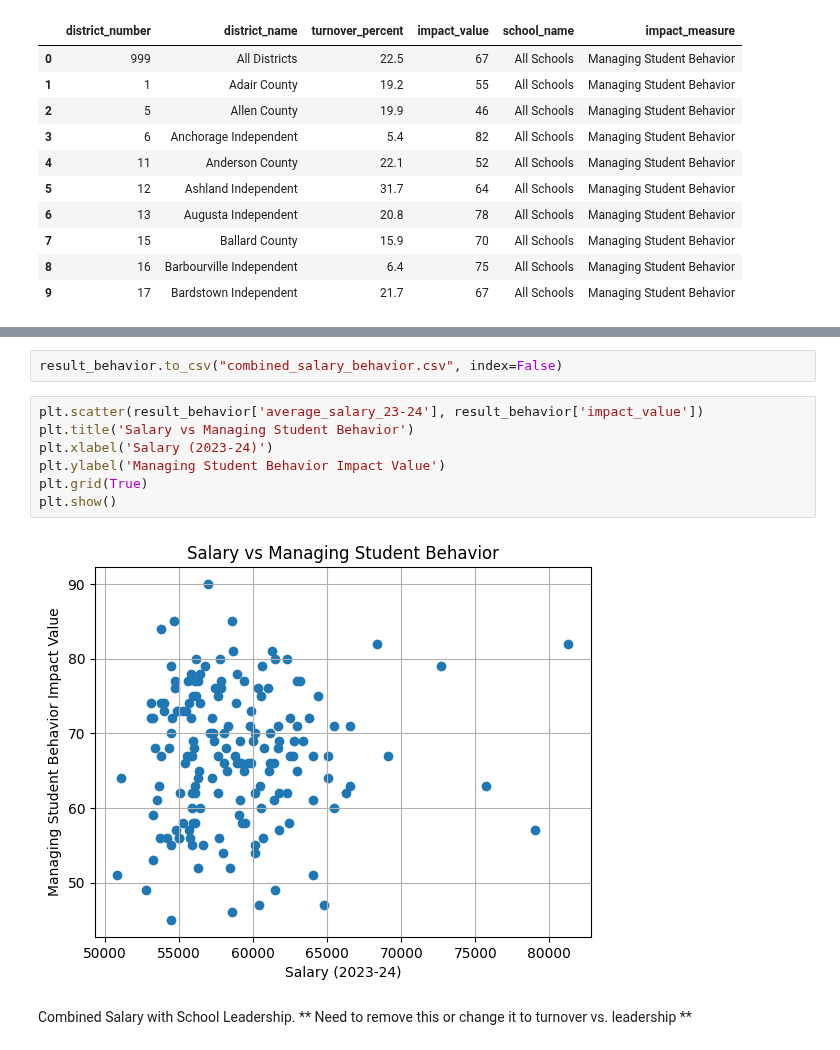
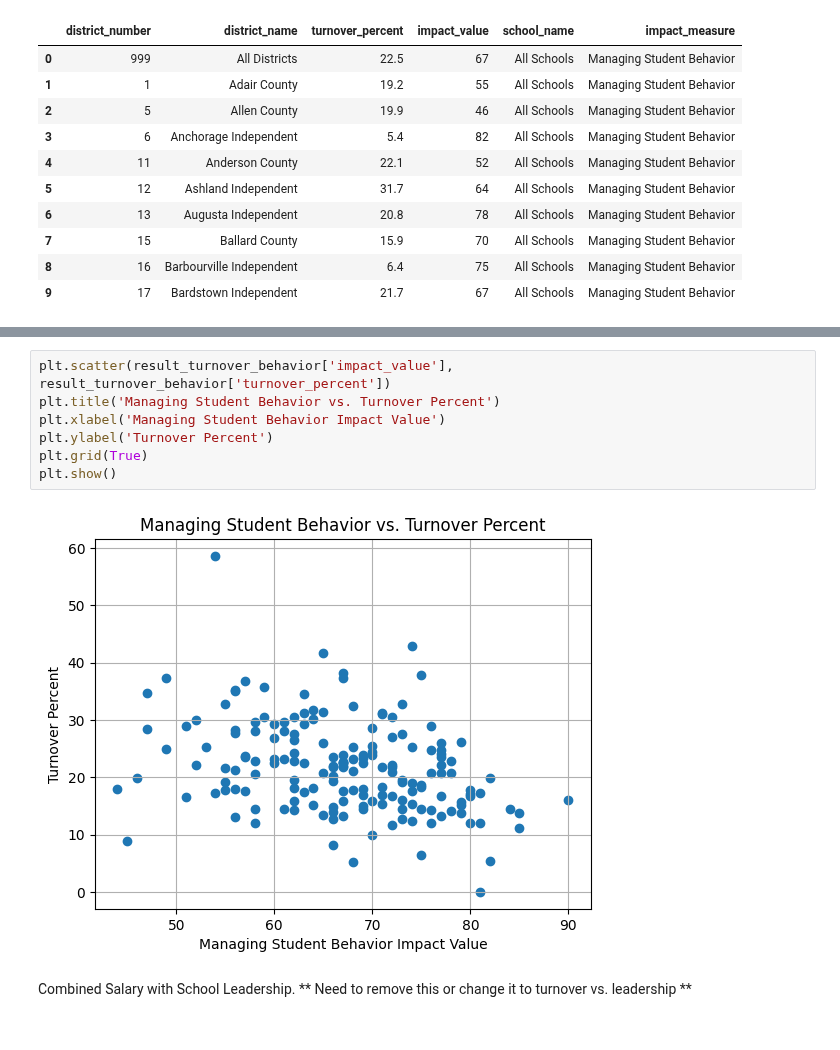
Before and after one commit to LucyHCollins/Teacher_Turnover, a Jupyter notebook: Teacher_Turnover.ipynb, the cells around one changed output, grey strips where cells are left out. Drawn from its saved outputs; the diff is of its cells as text.

```diff
--- a/Teacher_Turnover.ipynb
+++ b/Teacher_Turnover.ipynb
@@ -392,14 +364,12 @@ result_behavior.head(10)
-# %%
-result_behavior.to_csv("combined_salary_behavior.csv", index=False)
-# %%
-plt.scatter(result_behavior['average_salary_23-24'], result_behavior['impact_value'])
-plt.title('Salary vs Managing Student Behavior')
-plt.xlabel('Salary (2023-24)')
-plt.ylabel('Managing Student Behavior Impact Value')
-plt.grid(True)
-plt.show()
-# %% [output]
-[figure, removed]
+# %%
+plt.scatter(result_turnover_behavior['impact_value'], result_turnover_behavior['turnover_percent'])
+plt.title('Managing Student Behavior vs. Turnover Percent')
+plt.xlabel('Managing Student Behavior Impact Value')
+plt.ylabel('Turnover Percent')
+plt.grid(True)
+plt.show()
+# %% [output]
+[figure, added]
 # %% [markdown]
 Combined Salary with School Leadership.  ** Need to remove this or change it to turnover vs. leadership **
 # %%
```
Also changed, not shown: parts of 16 cells of this notebook, 2 other files.
